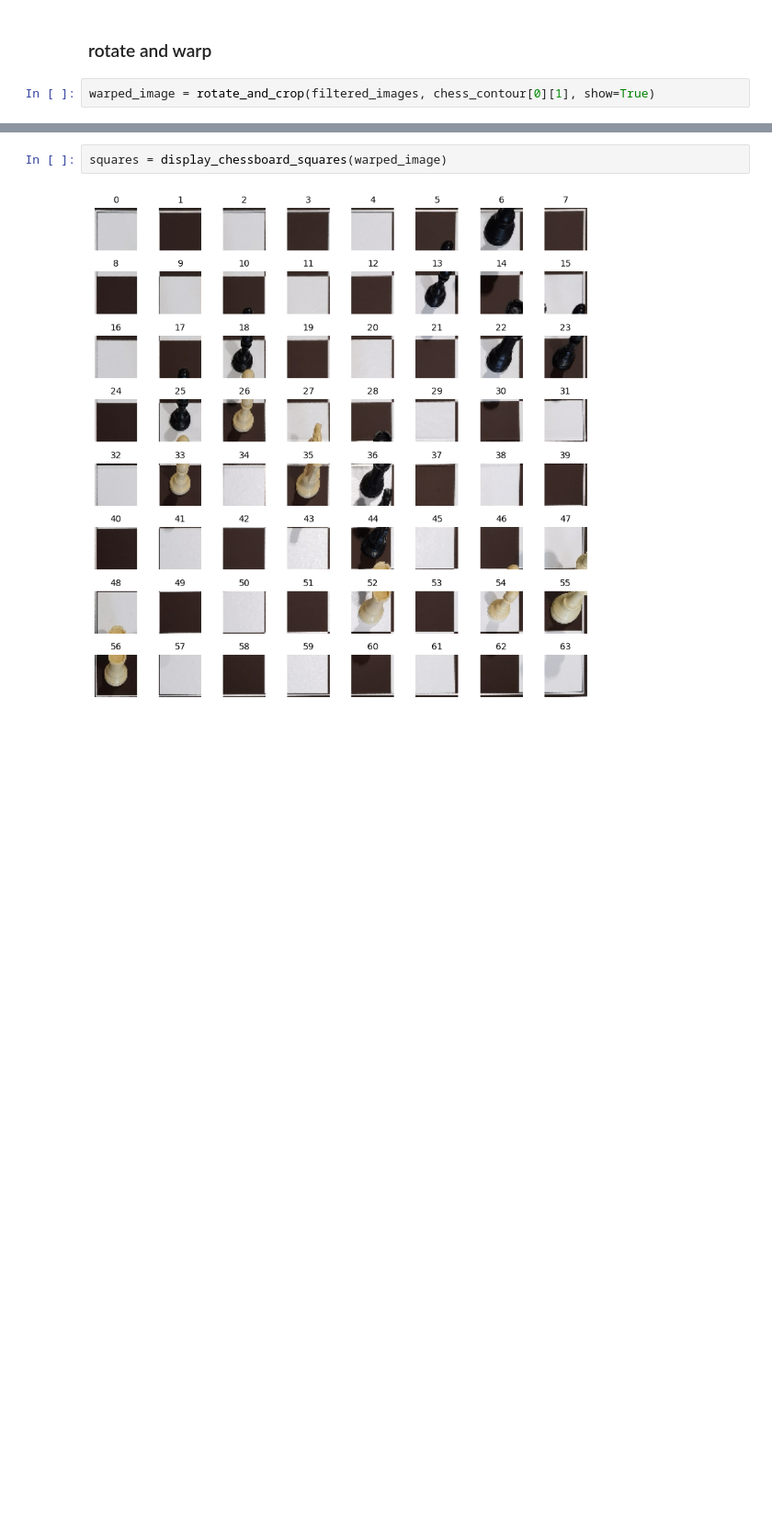
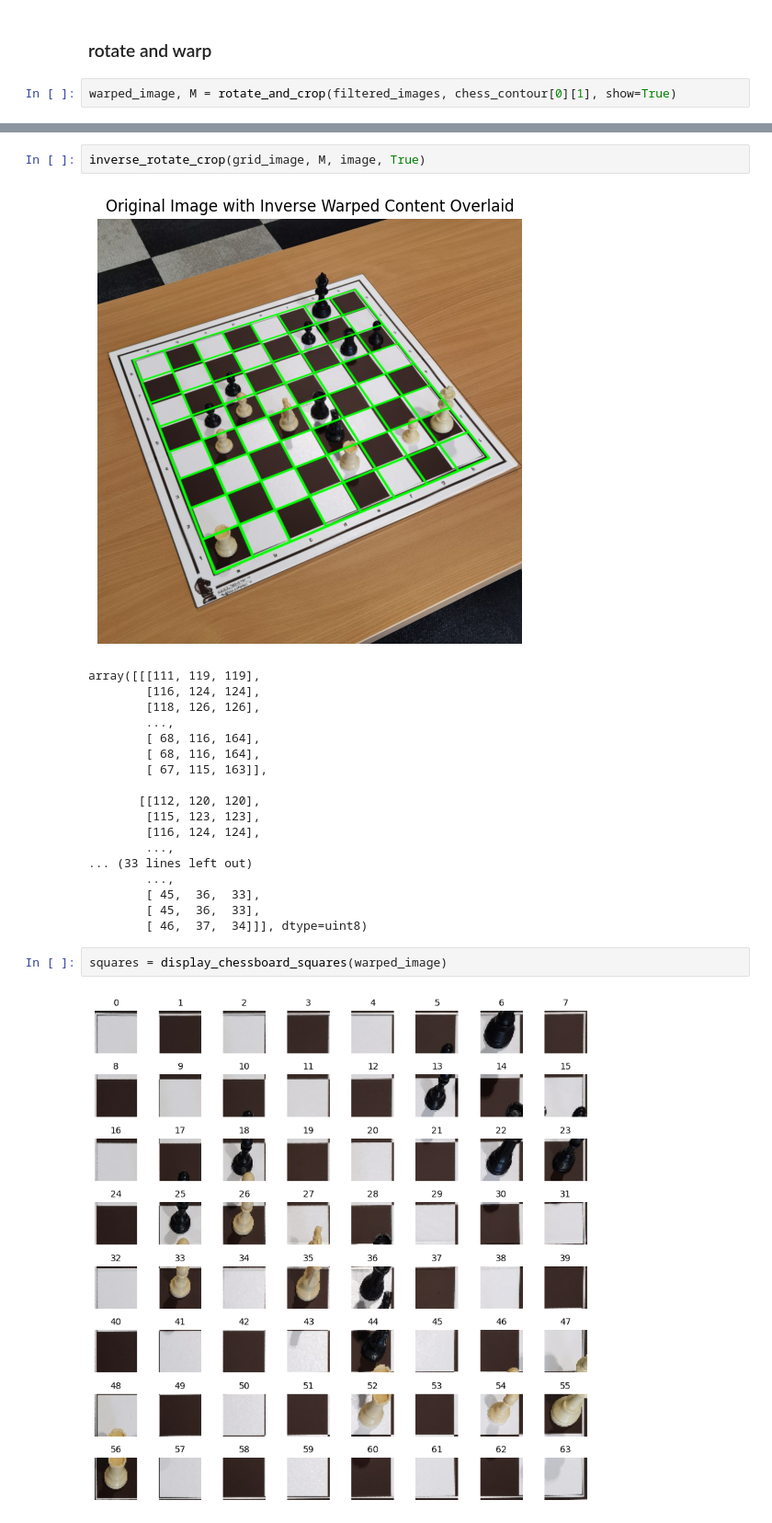
Before and after one commit to wesdpre/-Detect_the_chess_board_and_chess_pieces, a Jupyter notebook: chess-recognition-pipeline.ipynb, the cells around one changed output, grey strips where cells are left out. Shown at 92% size. Drawn from its saved outputs; the diff is of its cells as text; blank space fills up the shorter version.

Commit message:
Add inverse rotation transformation

```diff
--- a/chess-recognition-pipeline.ipynb
+++ b/chess-recognition-pipeline.ipynb
@@ -30,7 +33,7 @@ chess_contour = get_contours(filtered_images, show=True,  kernel_size=(25,25) ,
 # %% [markdown]
 ### rotate and warp
 # %%
-warped_image = rotate_and_crop(filtered_images, chess_contour[0][1], show=True)
+warped_image, M = rotate_and_crop(filtered_images, chess_contour[0][1], show=True)
 # %% [output]
 [figure]
 # %%
@@ -40,3 +43,24 @@ grid_image = chesboard_grids(warped_image, show = True)
+# %%
+inverse_rotate_crop(grid_image, M, image, True)
+# %% [output]
+[figure, added]
+array([[[111, 119, 119],
+        [116, 124, 124],
+        [118, 126, 126],
+        ...,
+        [ 68, 116, 164],
+        [ 68, 116, 164],
+        [ 67, 115, 163]],
+
+       [[112, 120, 120],
+        [115, 123, 123],
+        [116, 124, 124],
+        ...,
+... (33 lines left out)
+        ...,
+        [ 45,  36,  33],
+        [ 45,  36,  33],
+        [ 46,  37,  34]]], dtype=uint8)
 # %%
 squares = display_chessboard_squares(warped_image)
 # %% [output]
```
Also changed, not shown: parts of 3 cells of this notebook, 1 other file.
